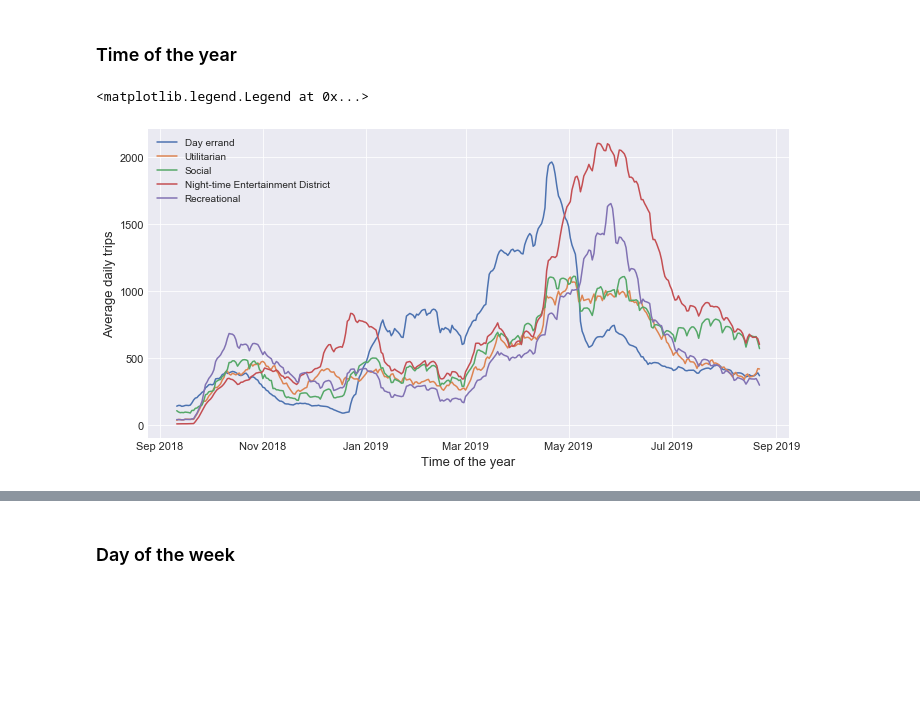
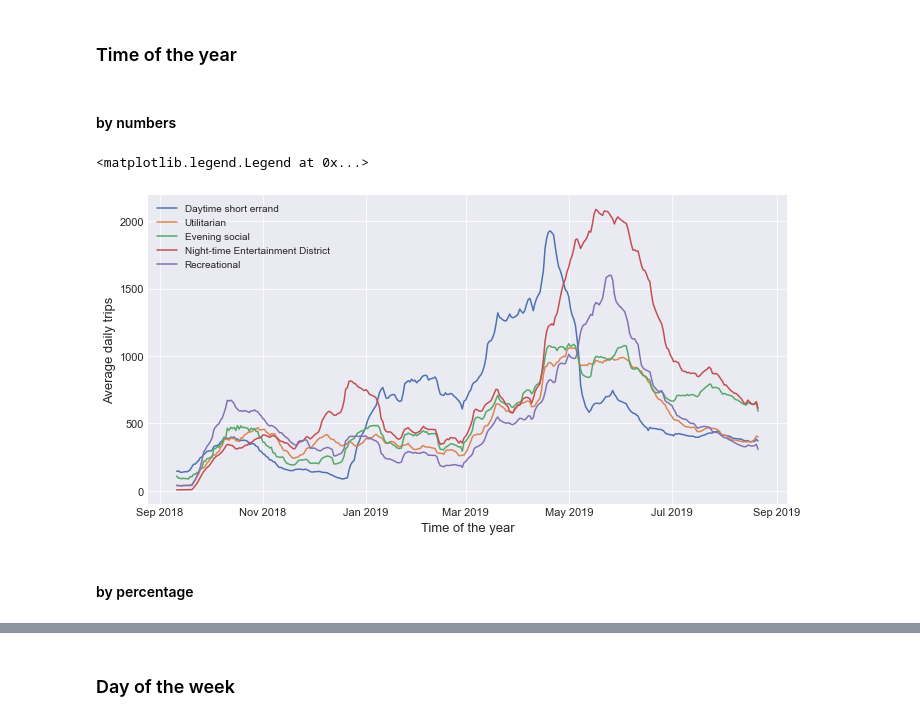
Before and after one commit to niteshshah12/E-scooter-trip-pattern-analysis-of-Nasvhille, a Jupyter notebook: 4_Cluster interpretation.ipynb, the cells around one changed output, grey strips where cells are left out. Drawn from its saved outputs; the diff is of its cells as text; code cells hidden in the pictures; blank space fills up the shorter version.

```diff
--- a/4_Cluster interpretation.ipynb
+++ b/4_Cluster interpretation.ipynb
@@ -197,7 +198,7 @@ def spyder_plot_for_cluster(cluster_results, cluster_var_col_name,
             color=plot_color,
             label=str('C' + str(cluster_number)))
     ax.fill(angles, stats, alpha=0.05)
-    ax.set_thetagrids(angles * 180 / np.pi, labels)
+    ax.set_thetagrids(angles[:19] * 180 / np.pi, labels)
     ax.set_yticklabels([])
     #     ax.set_title(str('C' + str(cluster_number)))
     ax.grid(True)
@@ -362,0 +425,37 @@ fig.savefig(str('results/cluster_attributes.png'),dpi=900)
+# %%
+style.use('seaborn-darkgrid')
+fig = plt.figure(figsize=(4, 9))
+
+#defind colour pallet
+custom_palette = sns.color_palette("deep", total_clusters)
+
+
+
+gspec = gridspec.GridSpec(5, 1)
+ax0 = plt.subplot(gspec[0, 0], polar=True)
+ax1 = plt.subplot(gspec[1, 0], polar=True)
+ax2 = plt.subplot(gspec[2, 0], polar=True)
+ax3 = plt.subplot(gspec[3, 0], polar=True)
+ax4 = plt.subplot(gspec[4, 0], polar=True)
+
+ax=[ax0, ax1, ax2, ax3, ax4]
+
+
+custom_palette = sns.color_palette("deep", total_clusters)
+
+for grouped_id in np.arange(len(grouped_clusters)):
+    for individual_cluster in grouped_clusters[grouped_id]:
+        #defind colour pallet
+        spyder_plot_for_cluster(kmean_results,
+                        selected_cluster,
+                        individual_cluster,
+                        ax[grouped_id],
+                        custom_palette[individual_cluster],
+                        var_spyder_median,
+                        var_spyder_mean)
+
+fig.tight_layout(pad=3)
+
+fig.savefig(str('results/cluster_attributes_v2-grouped.png'), dpi=900)
+
+# plt.savefig('plots/DailyTrips_Year.png', dpi=900)
@@ -429,7 +542,7 @@ social = [6, 9, 13]  #3
 bar_hopping = [4, 7, 10]  #4
 social_recreational = [0, 11, 12, 15]  #5
 
-reclassify_cluster_label=['Day errand', 'Utilitarian', 'Social',
+reclassify_cluster_label=['Daytime short errand', 'Utilitarian', 'Evening social',
                          'Night-time Entertainment District', 'Recreational']
 
 
@@ -575,28 +688,32 @@ rolling_avg_df.head()
 | 2018-09-05 | 49.0 | 31.0 | 66.0 | 1.0 | 23.0 |
 # %% [markdown]
 ### Time of the year
+# %% [markdown]
+#### by numbers
 # %%
 style.use('seaborn-darkgrid')
 sns.set_palette("deep")
 from matplotlib.dates import DateFormatter
 # custom_palette=sns.color_palette("deep", 5)
 fig, ax = plt.subplots(figsize=(10, 5))
 for i in rolling_avg_df.columns:
-    plt.plot(rolling_avg_df[i].rolling(20,center=True).mean(), label=i)
+    plt.plot(rolling_avg_df[i].rolling(21,center=True).mean(), label=i)
 
 date_form = DateFormatter("%b %Y")
 ax.xaxis.set_major_formatter(date_form)
 
 #axis label
 plt.xlabel('Time of the year', fontsize=13)
 plt.ylabel('Average daily trips', fontsize=13)
 
 _ = ax.tick_params(axis='both', which='major', labelsize=11)
 _ = ax.tick_params(axis='both', which='minor', labelsize=11)
 plt.legend(fontsize=11)
 plt.tight_layout()
 plt.savefig('results/TemporalDistribution_RegroupedCluster_TimeOfYear.png', dpi=300)
 plt.legend()
 # %% [output]
 <matplotlib.legend.Legend at 0x...>
-[figure, old version]
+[figure, new version]
+# %% [markdown]
+#### by percentage
```
Also changed, not shown: parts of 25 cells of this notebook, 29 other files.
